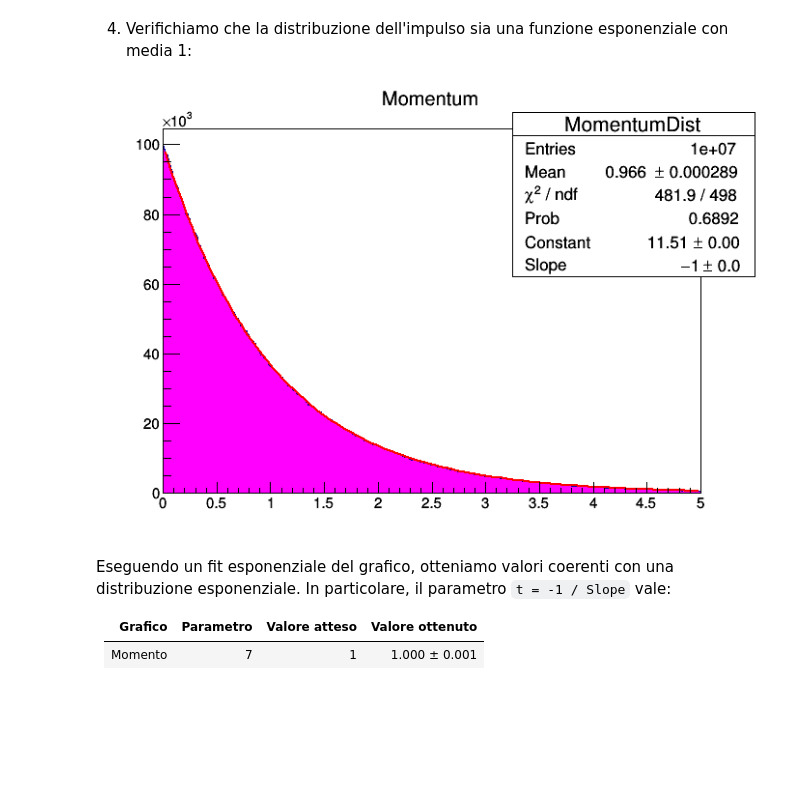
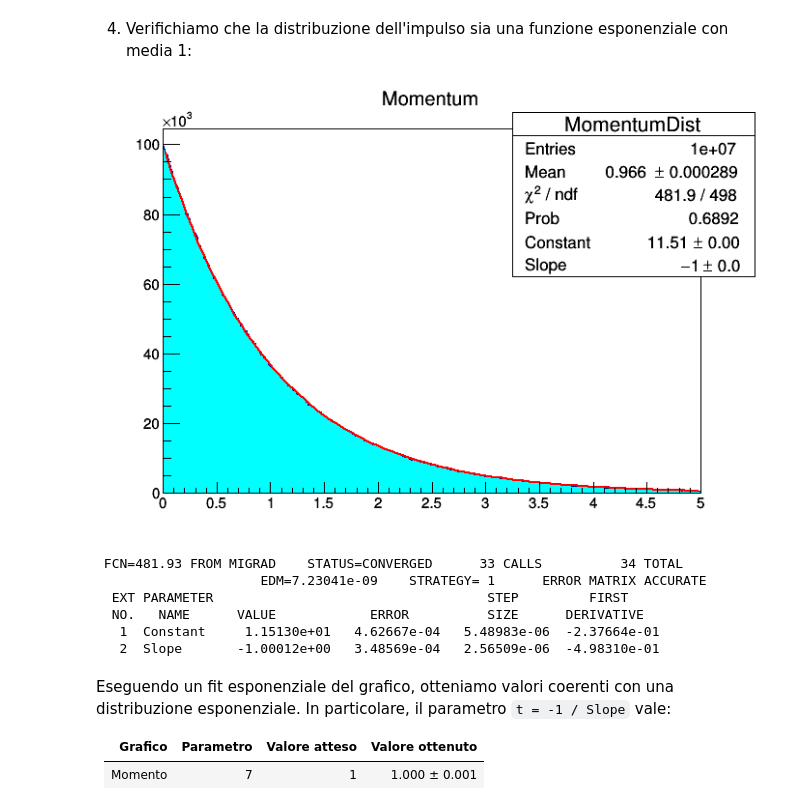
Before and after one commit to P2-718na/kstar-decay-analysis, a Jupyter notebook: notebooks/kstar-decay.ipynb, the cells around one changed output. Saved outputs shown, nothing was run; the diff lists cells and outputs as text; code cells hidden in the pictures; blank space fills up the shorter version.

```diff
--- a/notebooks/kstar-decay.ipynb
+++ b/notebooks/kstar-decay.ipynb
@@ -103,13 +120,19 @@ cv->Draw();
 # %% [markdown]
   4. Verifichiamo che la distribuzione dell'impulso sia una funzione esponenziale con media 1:
 # %%
-MomentumDist->SetFillColor(6);
-MomentumDist->Fit("expo", "Q");
+MomentumDist->SetFillColor(7);
+MomentumDist->Fit("expo");
 MomentumDist->Draw();
 
 cv->Draw();
 # %% [output]
-[figure, old version]
+[figure, new version]
+ FCN=481.93 FROM MIGRAD    STATUS=CONVERGED      33 CALLS          34 TOTAL
+                     EDM=7.23041e-09    STRATEGY= 1      ERROR MATRIX ACCURATE
+  EXT PARAMETER                                   STEP         FIRST
+  NO.   NAME      VALUE            ERROR          SIZE      DERIVATIVE
+   1  Constant     1.15130e+01   4.62667e-04   5.48983e-06  -2.37664e-01
+   2  Slope       -1.00012e+00   3.48569e-04   2.56509e-06  -4.98310e-01
 # %% [markdown]
 Eseguendo un fit esponenziale del grafico, otteniamo valori coerenti con una distribuzione esponenziale. In particolare, il parametro `t = -1 / Slope` vale:
 
```
Also changed, not shown: parts of 7 cells of this notebook.
